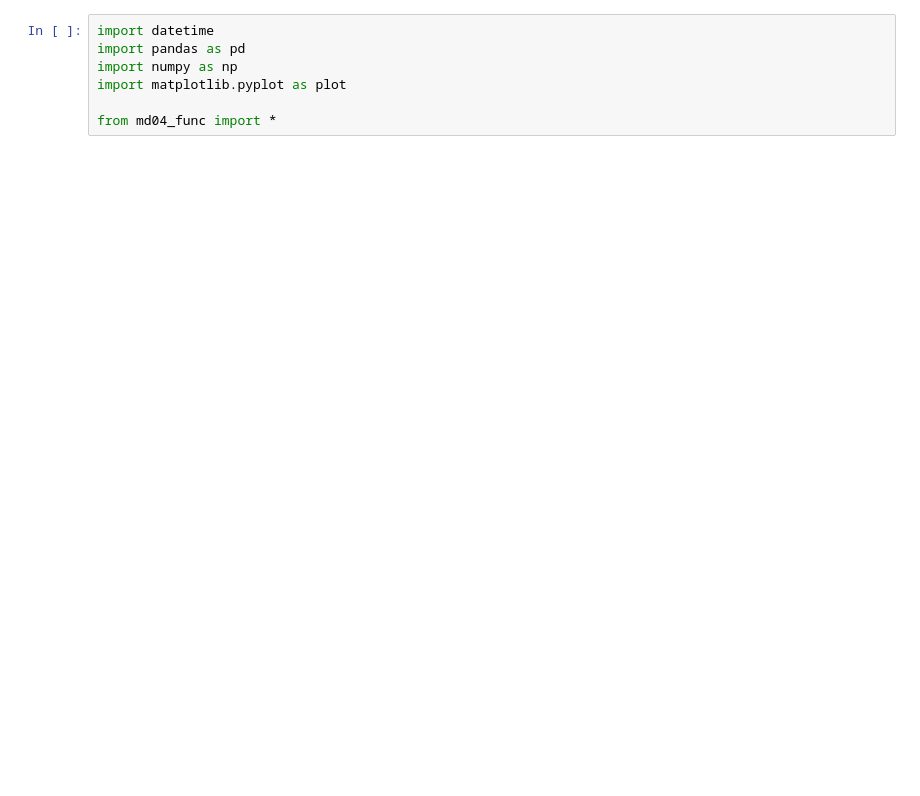
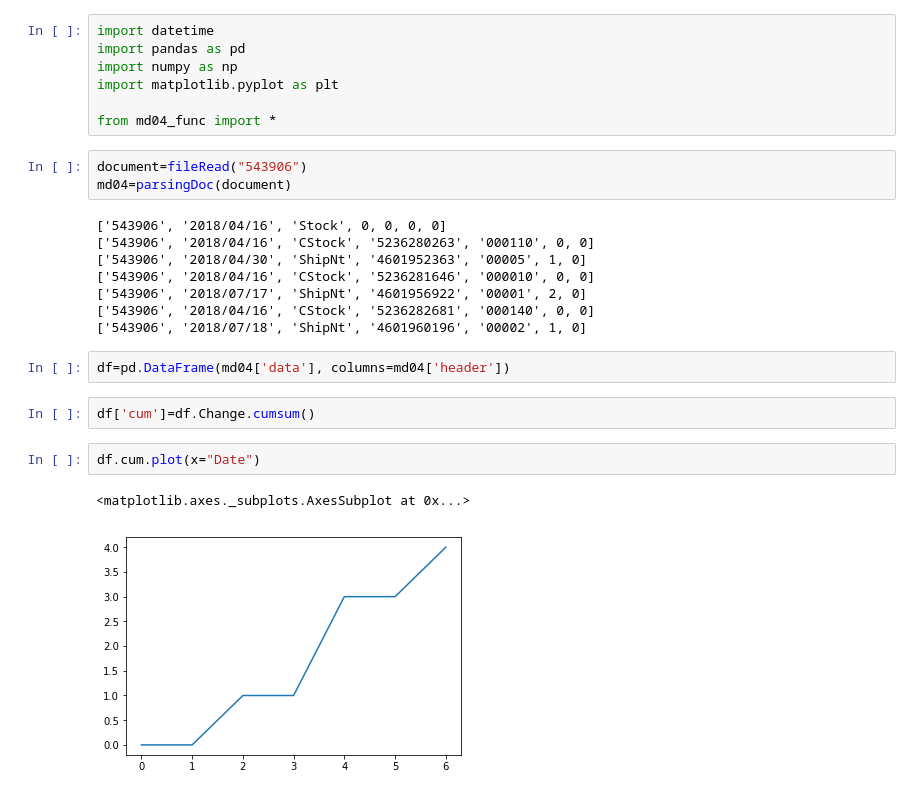
Before and after one commit to bbk0529/MD04, a Jupyter notebook: MD04 Parser.ipynb, the cells around one changed output. Saved outputs shown, nothing was run; the diff lists cells and outputs as text; blank space fills up the shorter version.

```diff
--- a/MD04 Parser.ipynb
+++ b/MD04 Parser.ipynb
@@ -2,6 +2,26 @@
 import datetime
 import pandas as pd
 import numpy as np
-import matplotlib.pyplot as plot
+import matplotlib.pyplot as plt
 
 from md04_func import *
+# %%
+document=fileRead("543906")
+md04=parsingDoc(document)
+# %% [output]
+['543906', '2018/04/16', 'Stock', 0, 0, 0, 0]
+['543906', '2018/04/16', 'CStock', '5236280263', '000110', 0, 0]
+['543906', '2018/04/30', 'ShipNt', '4601952363', '00005', 1, 0]
+['543906', '2018/04/16', 'CStock', '5236281646', '000010', 0, 0]
+['543906', '2018/07/17', 'ShipNt', '4601956922', '00001', 2, 0]
+['543906', '2018/04/16', 'CStock', '5236282681', '000140', 0, 0]
+['543906', '2018/07/18', 'ShipNt', '4601960196', '00002', 1, 0]
+# %%
+df=pd.DataFrame(md04['data'], columns=md04['header'])
+# %%
+df['cum']=df.Change.cumsum()
+# %%
+df.cum.plot(x="Date")
+# %% [output]
+<matplotlib.axes._subplots.AxesSubplot at 0x...>
+[figure, added]
```
Also changed, not shown: parts of 38 cells of this notebook, 2 other files.
